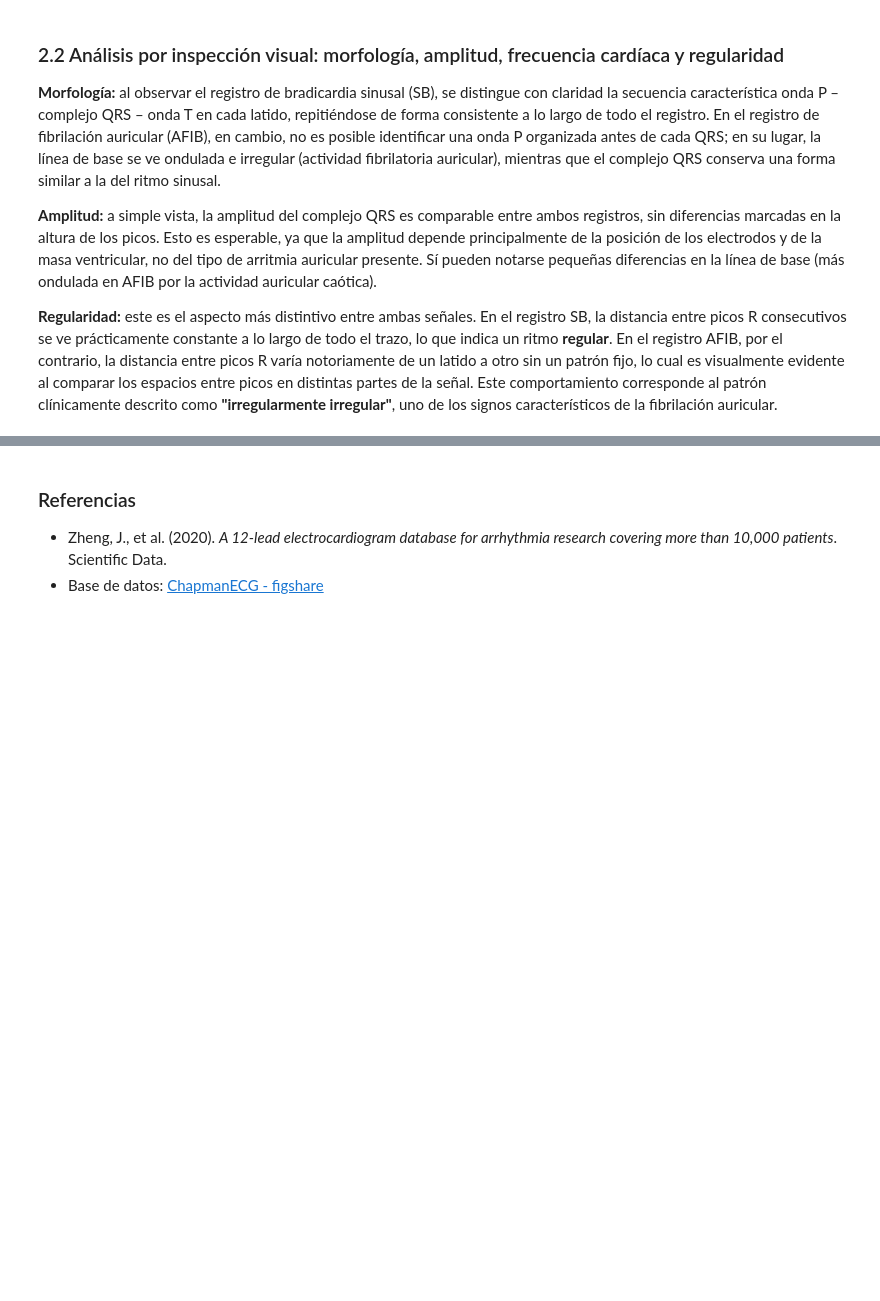
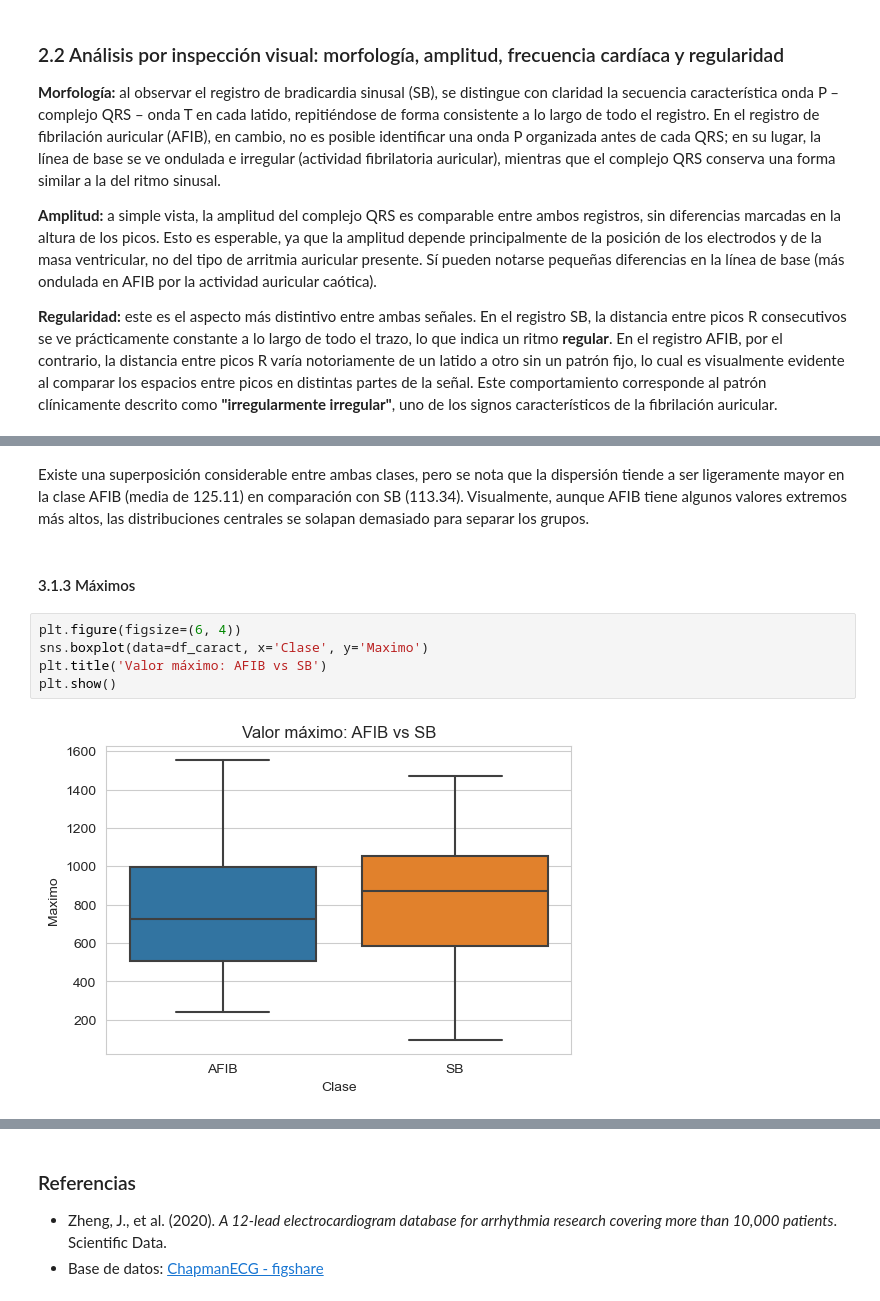
Before and after one commit to Lauren0407/Biosenales-LaurenCordero-AlmaOlea, a Jupyter notebook: Practica_2_parte 2/Taller2_parte2.ipynb, the cells around one changed output, grey strips where cells are left out. Cells and saved outputs as stored; diff of their text form; blank space fills up the shorter version.

```diff
--- a/Practica_2_parte 2/Taller2_parte2.ipynb
+++ b/Practica_2_parte 2/Taller2_parte2.ipynb
@@ -307,0 +375,11 @@ uno de los signos característicos de la fibrilación auricular.
+# %% [markdown]
+Existe una superposición considerable entre ambas clases, pero se nota que la dispersión tiende a ser ligeramente mayor en la clase AFIB (media de 125.11) en comparación con SB (113.34). Visualmente, aunque AFIB tiene algunos valores extremos más altos, las distribuciones centrales se solapan demasiado para separar los grupos.
+# %% [markdown]
+#### 3.1.3 Máximos
+# %%
+plt.figure(figsize=(6, 4))
+sns.boxplot(data=df_caract, x='Clase', y='Maximo')
+plt.title('Valor máximo: AFIB vs SB')
+plt.show()
+# %% [output]
+[figure, added]
```
Also changed, not shown: parts of 32 cells of this notebook.
